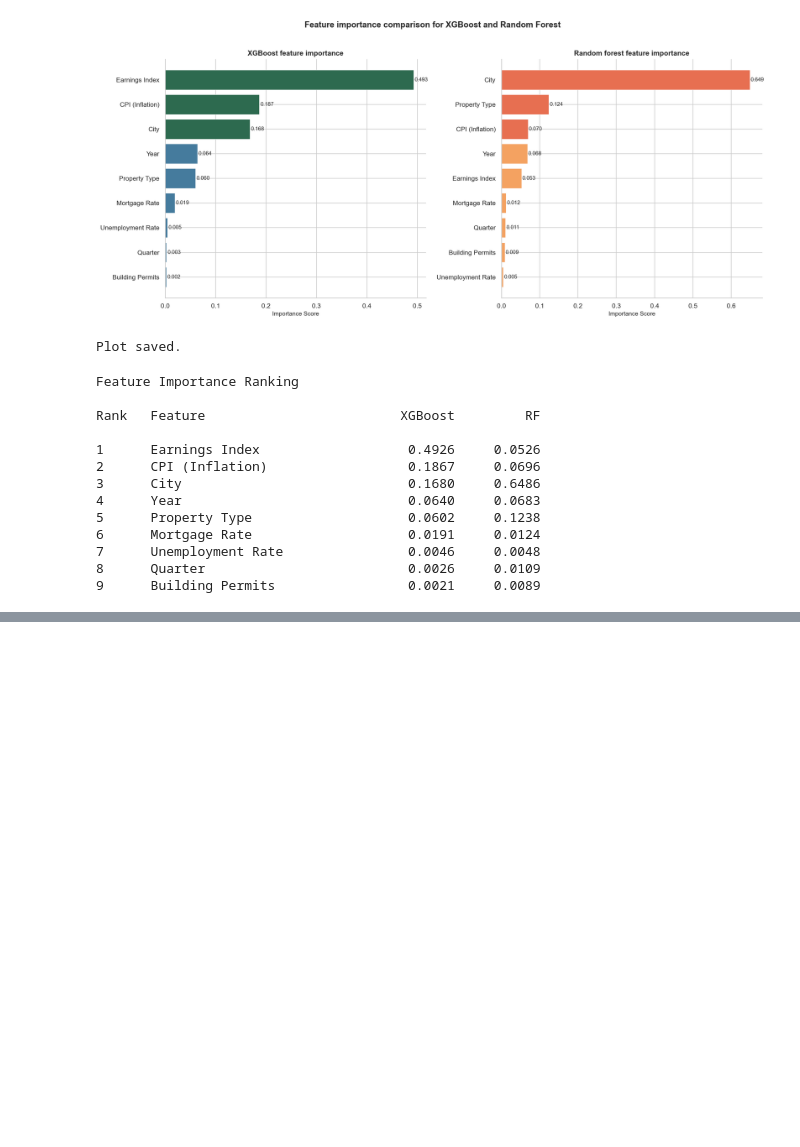
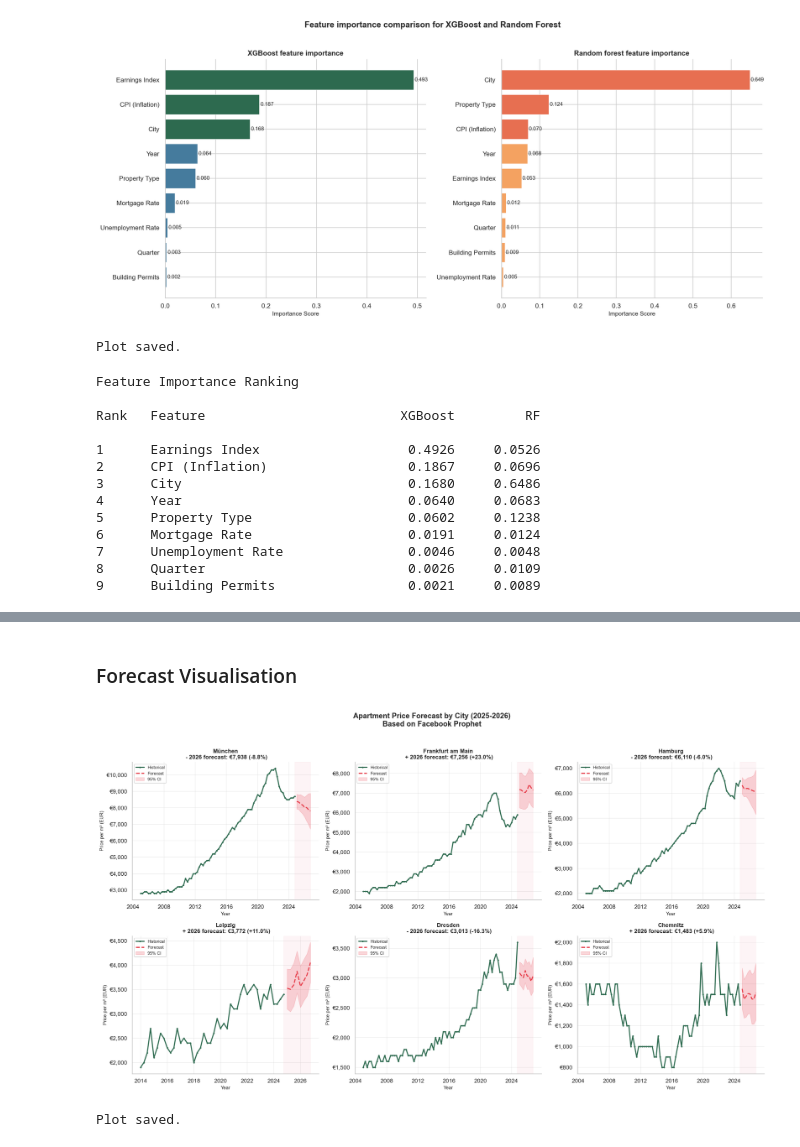
Before and after one commit to meeadi/german-housing-market-analysis, a Jupyter notebook: housing_analysis.ipynb, the cells around one changed output, grey strips where cells are left out. Cells and saved outputs as stored; diff of their text form; code cells hidden in the pictures; blank space fills up the shorter version.

Commit message:
Complete Forecasting analysis with visualisation

```diff
--- a/housing_analysis.ipynb
+++ b/housing_analysis.ipynb
@@ -1340,0 +1356,15 @@ Rank   Feature                         XGBoost         RF
+# %%
+from prophet import Prophet
+import itertools
+
+# Forecast apartments only
+
+forecast_df = city[city["property_type"] == "apartment"].groupby(["city", "date"])["price_m2"].median().reset_index()
+forecast_df.columns = ["city", "ds", "y"]
+forecast_df["ds"] = pd.to_datetime(forecast_df["ds"])
+
+# Check coverage per city
+
+coverage = forecast_df.groupby("city")["ds"].count()
+print("Quarterly observations per city")
+print(coverage.sort_values(ascending=False).to_string())
@@ -1340,0 +1452,57 @@ Rank   Feature                         XGBoost         RF
+# %% [markdown]
+### Forecast Visualisation
+# %%
+# Visualise forecasts for 6 representative cities
+
+selected_forecast_cities = ["München", "Frankfurt am Main", "Hamburg", "Leipzig", "Dresden", "Chemnitz"]
+
+fig, axes = plt.subplots(2, 3, figsize=(18,10))
+axes = axes.flatten()
+
+for i, city_name in enumerate(selected_forecast_cities):
+    ax = axes[i]
+    res = results[city_name]
+    forecast = res["forecast"]
+    history = res["history"]
+
+    # Historical data
+
+    ax.plot(history["ds"], history["y"], color="#2D6A4F", linewidth=2, marker="o", markersize=2, label="Historical")
+
+    # Forecast
+
+    future_forecast = forecast[forecast["ds"] > history["ds"].max()]
+    ax.plot(future_forecast["ds"], future_forecast["yhat"], color="#E63946", linewidth=2, linestyle="--", label="Forecast")
+
+    # Confidence interval
+
+    ax.fill_between(future_forecast["ds"], future_forecast["yhat_lower"], future_forecast["yhat_upper"], alpha=0.2, color="#E63946", label="95% CI")
+
+    # Last historical point
+
+    last_price = history["y"].iloc[-1]
+    forecast_2026_mean = future_forecast[future_forecast["ds"].dt.year == 2026]["yhat"].mean()
+    change = ((forecast_2026_mean - last_price)/last_price*100)
+    direction = "+" if change > 0 else "-"
+
+    ax.set_title(f"{city_name}\n {direction} 2026 forecast: €{forecast_2026_mean:,.0f} ({change:+.1f}%)", fontsize=11, fontweight="bold")
+    ax.set_xlabel("Year", fontsize=9)
+    ax.set_ylabel("Price per m² (EUR)", fontsize=9)
+    ax.yaxis.set_major_formatter(ticker.FuncFormatter(lambda x, _: f"€{x:,.0f}"))
+    ax.legend(fontsize=8)
+    ax.grid(True, alpha=0.3)
+
+    # Shape forecast period
+
+    ax.axvspan(history["ds"].max(), future_forecast["ds"].max(), alpha=0.05, color="#E63956")
+
+plt.suptitle("Apartment Price Forecast by City (2025-2026)\n" "Based on Facebook Prophet", fontsize=14, fontweight="bold", y=1.02)
+
+plt.tight_layout()
+plt.savefig("figures/forecast_01_city_forecasts.png", dpi=150, bbox_inches="tight")
+plt.show()
+
+print("Plot saved.")
+# %% [output]
+[figure, added]
+Plot saved.
```
Also changed, not shown: parts of 4 cells of this notebook, 1 other file.
